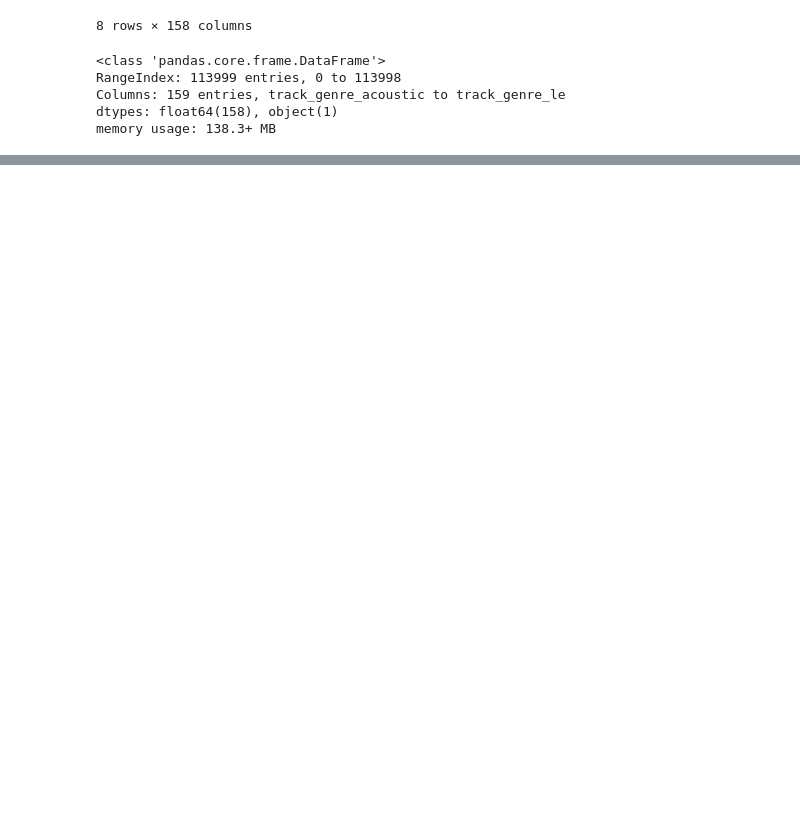
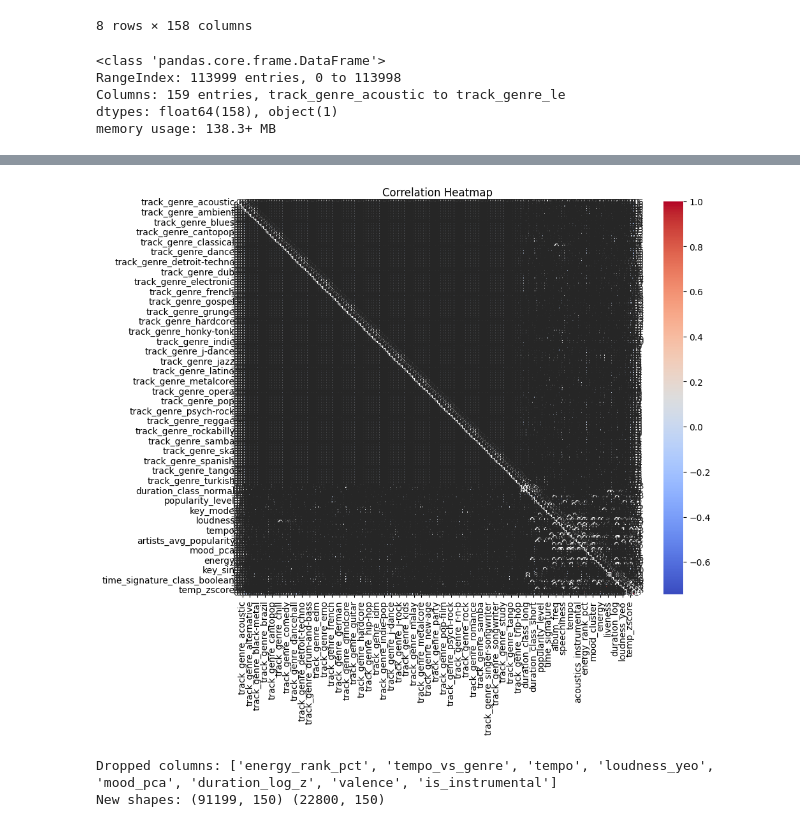
Before and after one commit to vedasri2511/ML_153, a Jupyter notebook: ML_LAB_153.ipynb, the cells around one changed output, grey strips where cells are left out. Saved outputs shown, nothing was run; the diff lists cells and outputs as text; code cells hidden in the pictures; blank space fills up the shorter version.

```diff
--- a/ML_LAB_153.ipynb
+++ b/ML_LAB_153.ipynb
@@ -277,0 +396,63 @@ memory usage: 138.3+ MB
+# %%
+#plotting the correlated values
+import pandas as pd
+import seaborn as sns
+import matplotlib.pyplot as plt
+
+# Load your dataset
+df = pd.read_csv('modified-spotify-dataset.csv')
+
+# Select only numeric columns for correlation
+numeric_df = df.select_dtypes(include=['number'])
+
+# Calculate the correlation matrix
+corr_matrix = numeric_df.corr()
+
+# Set the size of the plot
+plt.figure(figsize=(12, 8))
+
+# Plot heatmap with annotations
+sns.heatmap(corr_matrix, annot=True, fmt=".2f", cmap='coolwarm', square=True, linewidths=0.5)
+
+# Title
+plt.title('Correlation Heatmap')
+
+# Show the plot
+plt.show()
+# %% [output]
+[figure, added]
+# %%
+import pandas as pd
+
+df = pd.read_csv('modified-spotify-dataset.csv')
+
+# Exclude the target column from correlation
+numeric_df = df.drop(columns=['popularity']).select_dtypes(include=['number'])
+
+# Compute correlation matrix
+corr_matrix = numeric_df.corr()
+
+# Threshold for strong correlation
+threshold = 0.8
+
+# Find highly correlated feature pairs
+high_corr = []
+for col in corr_matrix.columns:
+    for row in corr_matrix.index:
+        if col != row and abs(corr_matrix.loc[row, col]) > threshold:
+            pair = tuple(sorted([col, row]))
+            if pair not in high_corr:
+                high_corr.append(pair)
+
+# Extract one column from each pair to drop
+cols_to_drop = list({pair[1] for pair in high_corr})
+
+# Drop those from X_train and X_test
+X_train.drop(columns=cols_to_drop, axis=1, inplace=True)
+X_test.drop(columns=cols_to_drop, axis=1, inplace=True)
+
+print("Dropped columns:", cols_to_drop)
+print("New shapes:", X_train.shape, X_test.shape)
+# %% [output]
+Dropped columns: ['energy_rank_pct', 'tempo_vs_genre', 'tempo', 'loudness_yeo', 'mood_pca', 'duration_log_z', 'valence', 'is_instrumental']
+New shapes: (91199, 150) (22800, 150)
```
Also changed, not shown: parts of 10 cells of this notebook.
